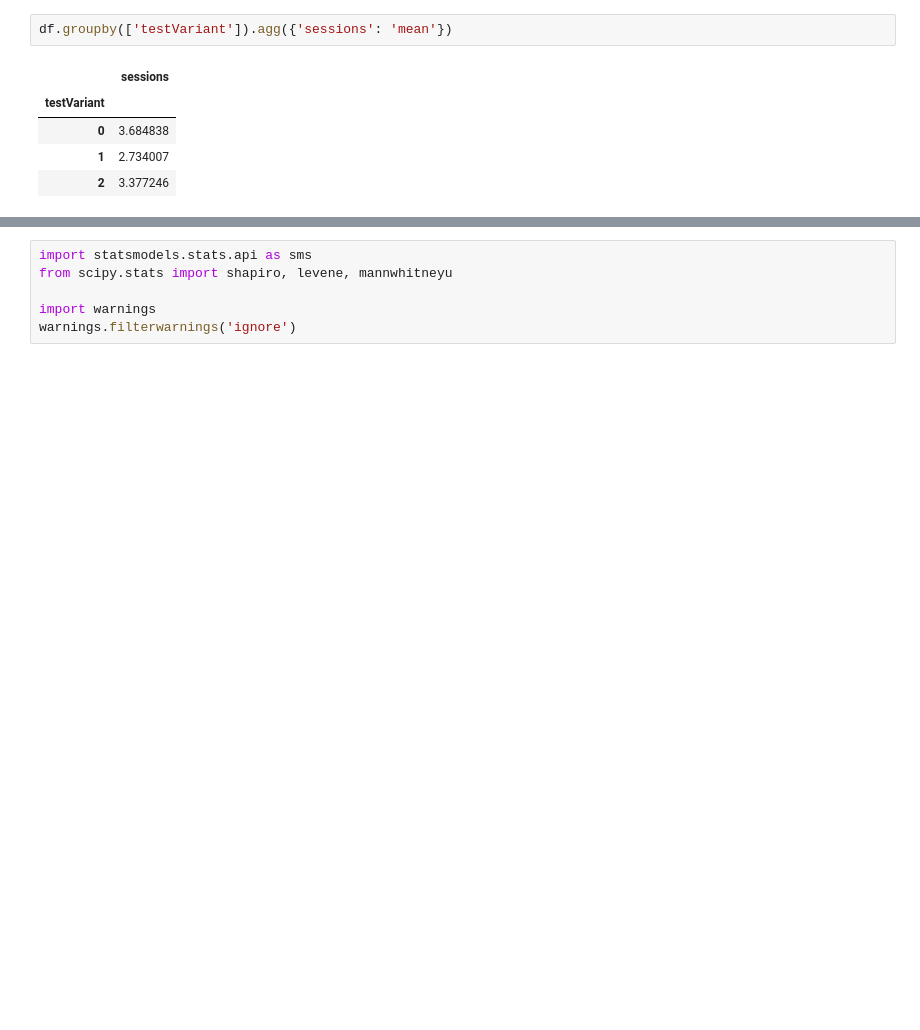
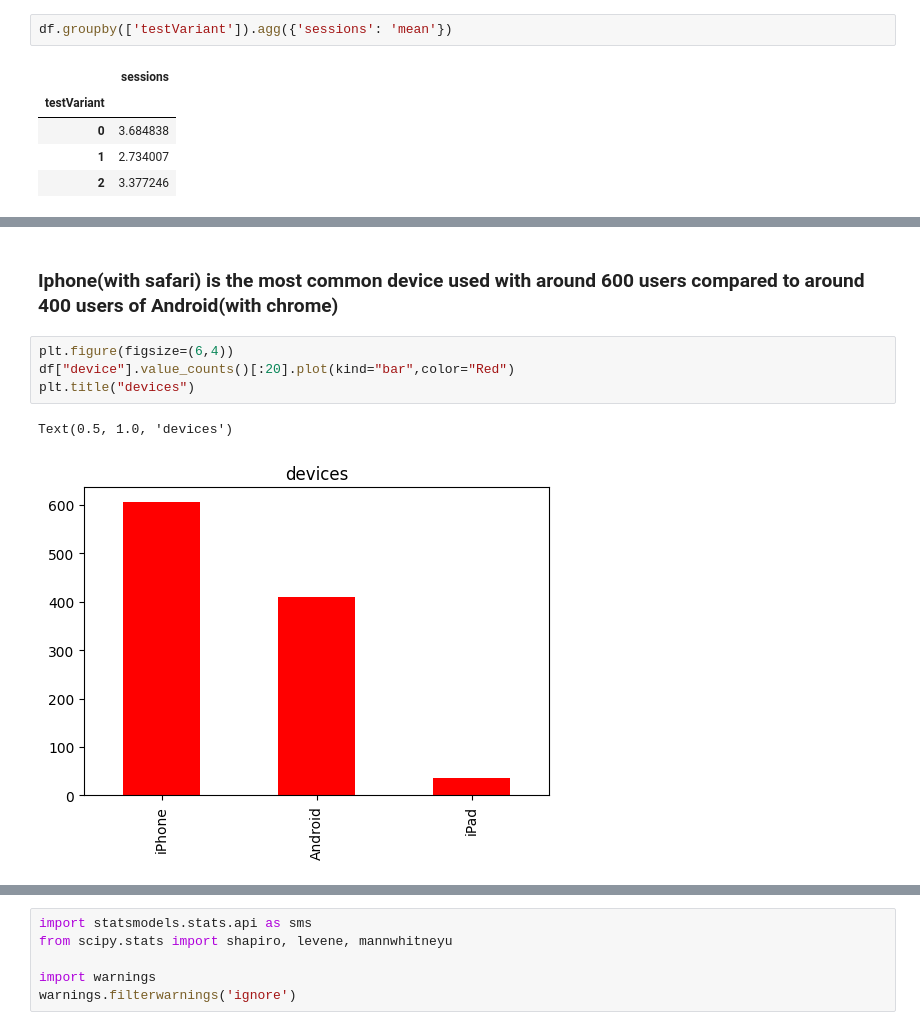
Before and after one commit to AhmadAdelSabet/Bridebook---Data-Scientist-Task, a Jupyter notebook: EDAandInsights.ipynb, the cells around one changed output, grey strips where cells are left out. Drawn from its saved outputs; the diff is of its cells as text; blank space fills up the shorter version.

```diff
--- a/EDAandTest1.ipynb
+++ b/EDAandInsights.ipynb
@@ -234,0 +255,9 @@ df.groupby(['testVariant']).agg({'sessions': 'mean'})
+# %% [markdown]
+### Iphone(with safari) is the most common device used with around 600 users compared to around 400 users of Android(with chrome)
+# %%
+plt.figure(figsize=(6,4))
+df["device"].value_counts()[:20].plot(kind="bar",color="Red")
+plt.title("devices")
+# %% [output]
+Text(0.5, 1.0, 'devices')
+[figure, added]
```
Also changed, not shown: parts of 32 cells of this notebook, 11 other files.
